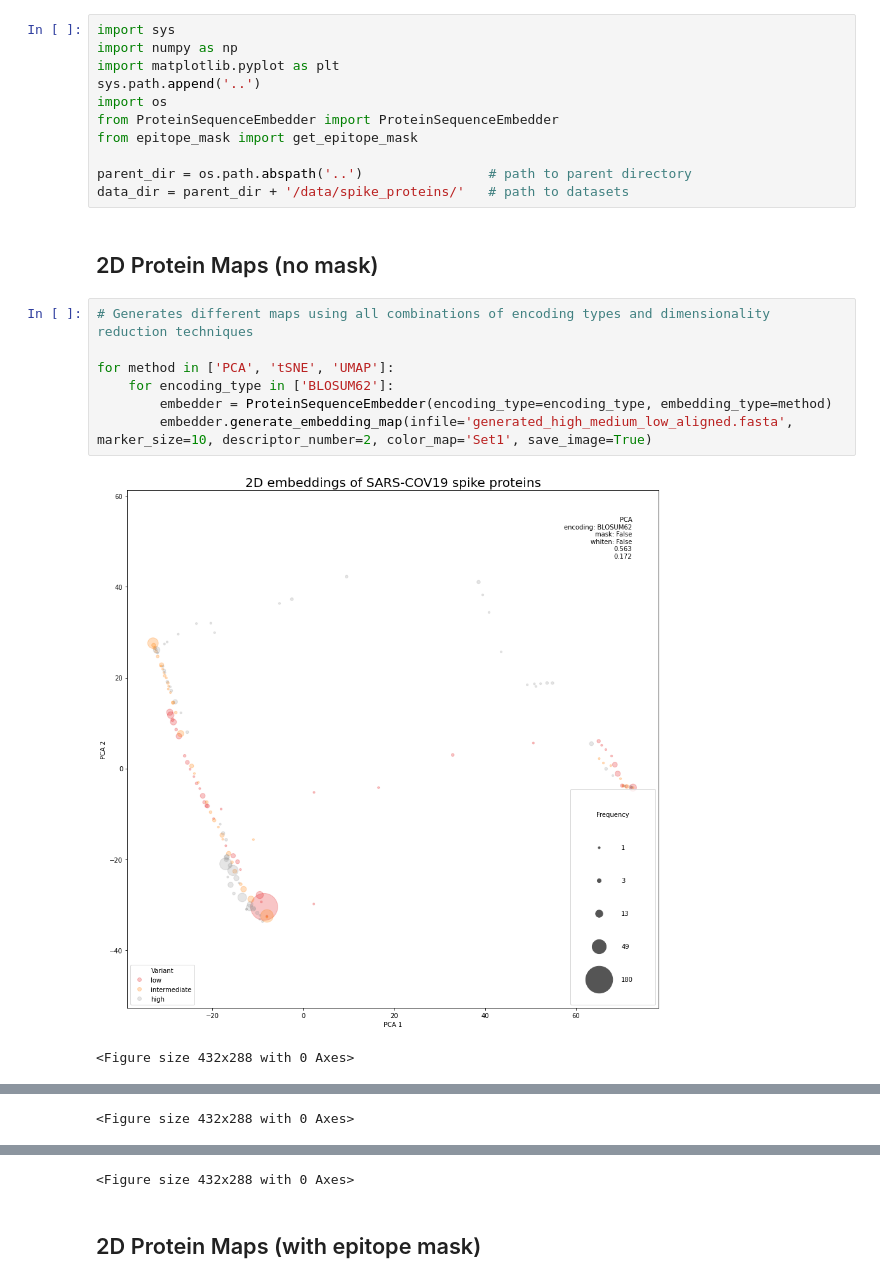
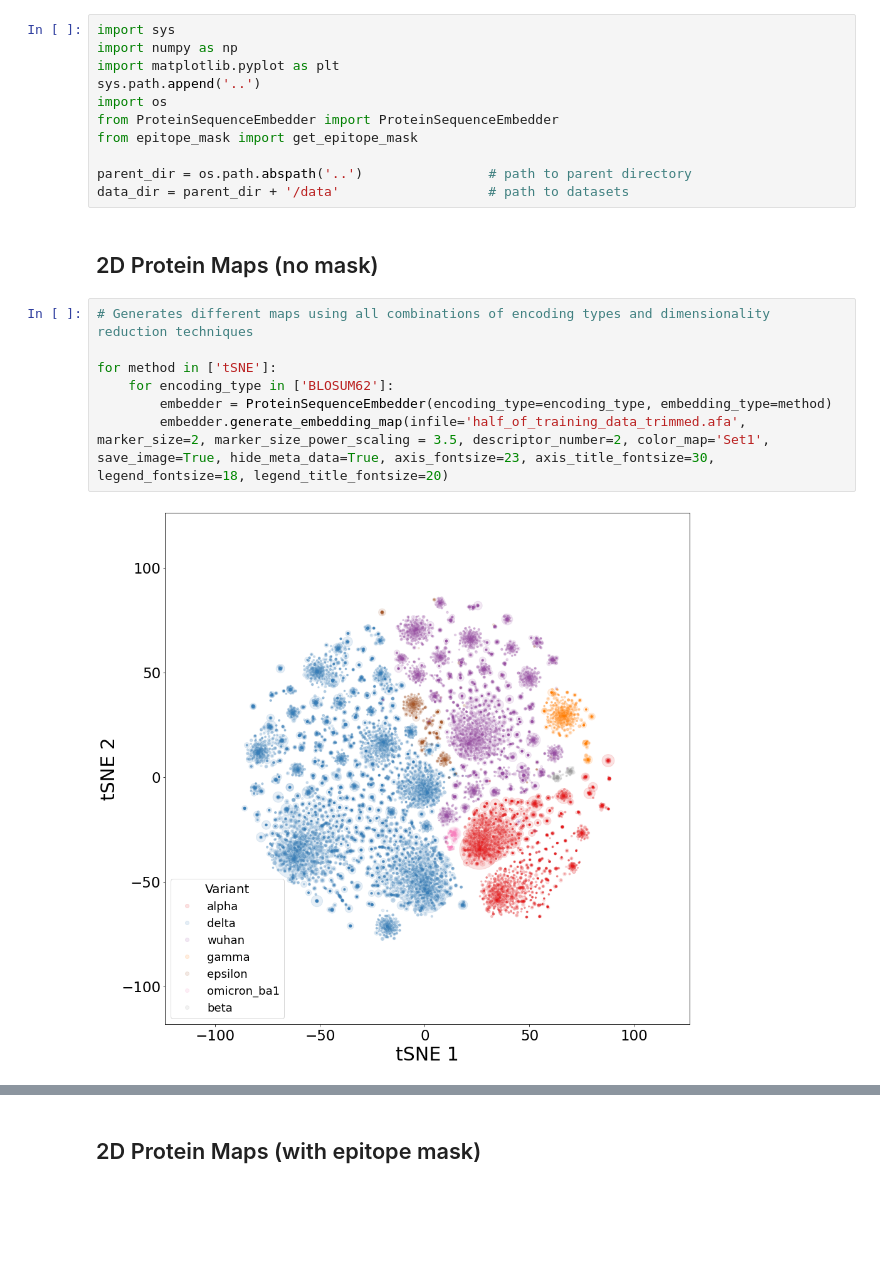
Before and after one commit to dominicp6/VAE-SpikeProtein-Generation, a Jupyter notebook: visualisation/2D_protein_map.ipynb, the cells around one changed output, grey strips where cells are left out. Cells and saved outputs as stored; diff of their text form; blank space fills up the shorter version.

```diff
--- a/visualisation/2D_protein_map.ipynb
+++ b/visualisation/2D_protein_map.ipynb
@@ -8,16 +8,15 @@ from ProteinSequenceEmbedder import ProteinSequenceEmbedder
 from epitope_mask import get_epitope_mask
 
 parent_dir = os.path.abspath('..')                # path to parent directory
-data_dir = parent_dir + '/data/spike_proteins/'   # path to datasets
+data_dir = parent_dir + '/data'                   # path to datasets
 # %% [markdown]
 ## 2D Protein Maps (no mask)
 # %%
 # Generates different maps using all combinations of encoding types and dimensionality reduction techniques
 
-for method in ['PCA', 'tSNE', 'UMAP']:
+for method in ['tSNE']:
     for encoding_type in ['BLOSUM62']:
         embedder = ProteinSequenceEmbedder(encoding_type=encoding_type, embedding_type=method)
-        embedder.generate_embedding_map(infile='generated_high_medium_low_aligned.fasta', marker_size=10, descriptor_number=2, color_map='Set1', save_image=True)
+        embedder.generate_embedding_map(infile='half_of_training_data_trimmed.afa', marker_size=2, marker_size_power_scaling = 3.5, descriptor_number=2, color_map='Set1', save_image=True, hide_meta_data=True, axis_fontsize=23, axis_title_fontsize=30, legend_fontsize=18, legend_title_fontsize=20)
 # %% [output]
-[figure, old version]
+[figure, new version]
-<Figure size 432x288 with 0 Axes>
@@ -25 +22,0 @@ for method in ['PCA', 'tSNE', 'UMAP']:
-<Figure size 432x288 with 0 Axes>
@@ -27,4 +23,3 @@ for method in ['PCA', 'tSNE', 'UMAP']:
-<Figure size 432x288 with 0 Axes>
 # %% [markdown]
 ## 2D Protein Maps (with epitope mask)
 # %%
```
Also changed, not shown: parts of 2 cells of this notebook, 6 other files.
